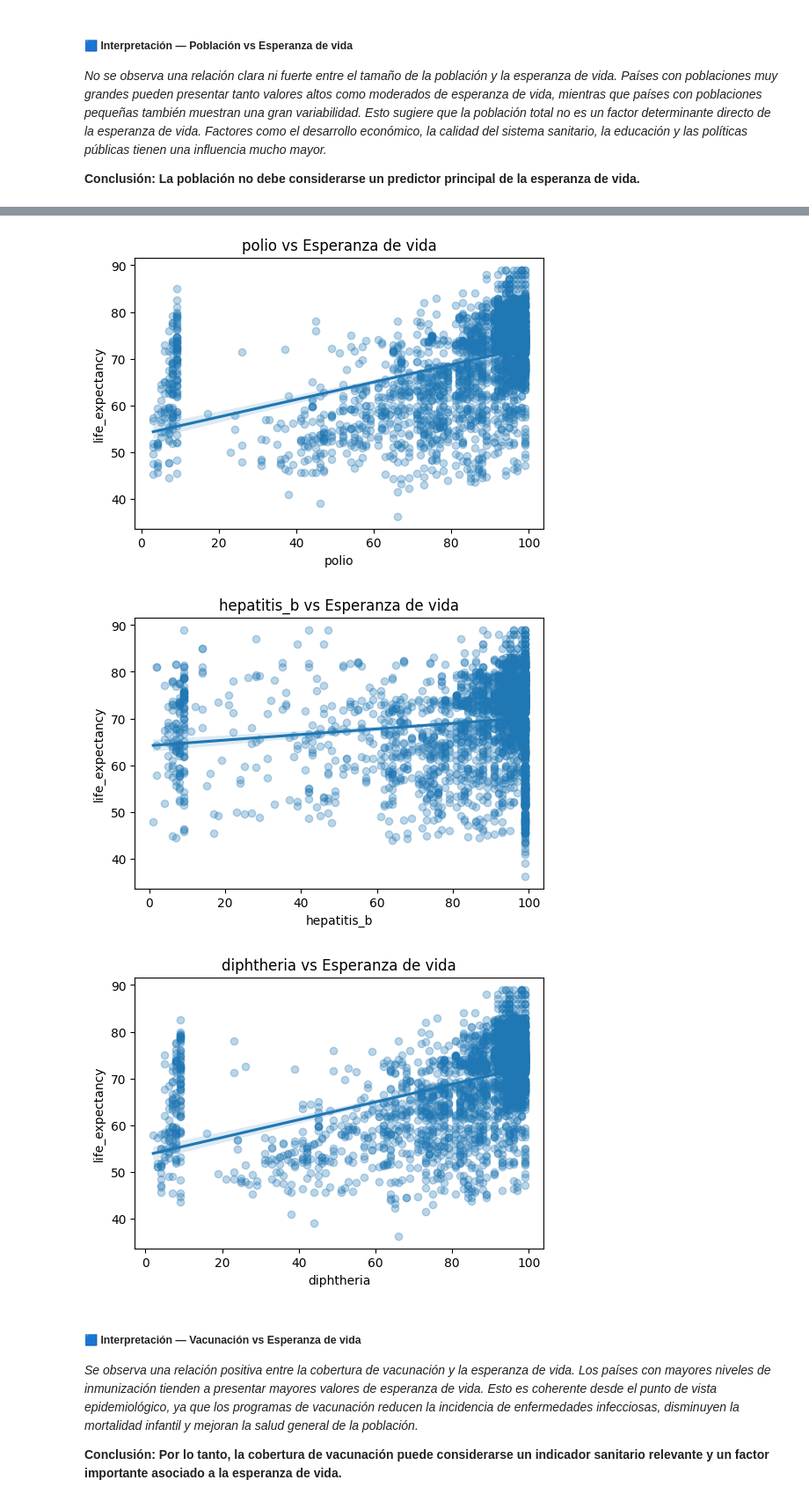
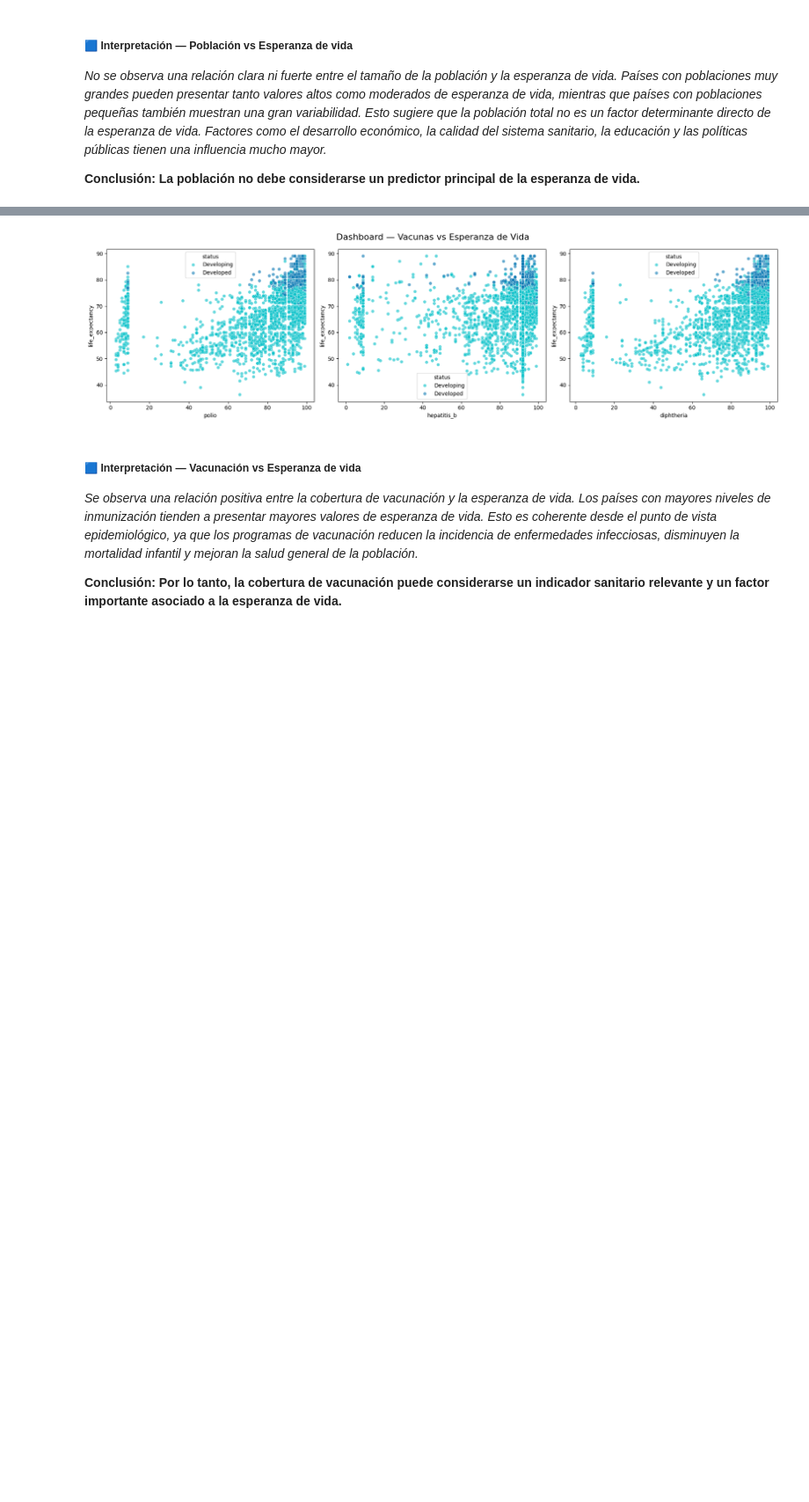
Before and after one commit to Bootcamp-IA-P6/Proyecto5_equipo4_regresion, a Jupyter notebook: notebooks/partially/02_eda_iris.ipynb, the cells around one changed output, grey strips where cells are left out. Shown at 88% size. Drawn from its saved outputs; the diff is of its cells as text; code cells hidden in the pictures; blank space fills up the shorter version.

```diff
--- a/notebooks/partially/02_eda_iris.ipynb
+++ b/notebooks/partially/02_eda_iris.ipynb
@@ -102,11 +105,8 @@ df.describe()
 # %%
 df_copy = df.copy()
 
-# Quitar espacios al inicio/final, pasar a minúsculas y reemplazar espacios por guión bajo
-df_copy.columns = df.columns.str.strip()                # quitar espacios al inicio/final
-df_copy.columns = df.columns.str.lower()                # pasar todo a minúsculas
-df_copy.columns = df.columns.str.replace(' ', '_')      # reemplazar espacios por _
-df_copy.columns = df.columns.str.replace('-', '_')      # reemplazar guiones
+# Limpieza de nombres de columnas específica
+df_copy.columns = df_copy.columns.str.strip().str.lower().str.replace(' ', '_').str.replace('-', '_')
 # %% [markdown]
 ##### 3.2 Identificar y substituir los missing values
 # %%
@@ -142,7 +142,9 @@ print("NaN en df_copy:", df_copy.isna().sum().sum())
 NaN en df_copy: 0
 # %%
 # En las variables categoricas substituir pela moda
-cat_cols = df_copy.select_dtypes(include="object").columns
+cat_cols = df_copy.select_dtypes(include="str").columns
 
+# Imputación con moda para categoricas
 for col in cat_cols:
-    df_copy[col] = df_copy[col].fillna(df_copy[col].mode()[0])  # mode()[0] devuelve la categoría más frecuente
+    if col in df_copy.columns:
+        df_copy[col] = df_copy[col].fillna(df_copy[col].mode()[0]) # mode()[0] devuelve la categoría más frecuente
@@ -344,16 +273,30 @@ plt.show()
 **Pregunta 8: Impact of Immunization coverage?**
 # %%
+# Vacunas vs Esperanza por status
 vaccines = ["polio","hepatitis_b","diphtheria"]
+vaccines = [v for v in vaccines if v in df_copy.columns]
+fig, axes = plt.subplots(1, len(vaccines), figsize=(18,5))
 
-for v in vaccines:
-    plt.figure(figsize=(6,4))
-    sns.regplot(x=df_copy[v], y=df["life_expectancy"], scatter_kws={"alpha":0.3})
-    plt.title(f"{v} vs Esperanza de vida")
-    plt.show()
+if len(vaccines)==1:
+    axes=[axes]
+
+for ax, v in zip(axes, vaccines):
+
+    sns.scatterplot(
+        data=df_copy,
+        x=v,
+        y="life_expectancy",
+        hue="status",
+        alpha=0.6,
+        ax=ax,
+        palette=["#00c0c8","#0073b1"]   # tus tonos azules
+    )
+
+plt.suptitle("Dashboard — Vacunas vs Esperanza de Vida", fontsize=16)
+plt.tight_layout()
+plt.show()
 # %% [output]
-[figure, old version]
+[figure, new version]
-[figure, removed]
-[figure, removed]
 # %% [markdown]
 ##### **🟦 Interpretación — Vacunación vs Esperanza de vida**
 
```
Also changed, not shown: parts of 44 cells of this notebook.
